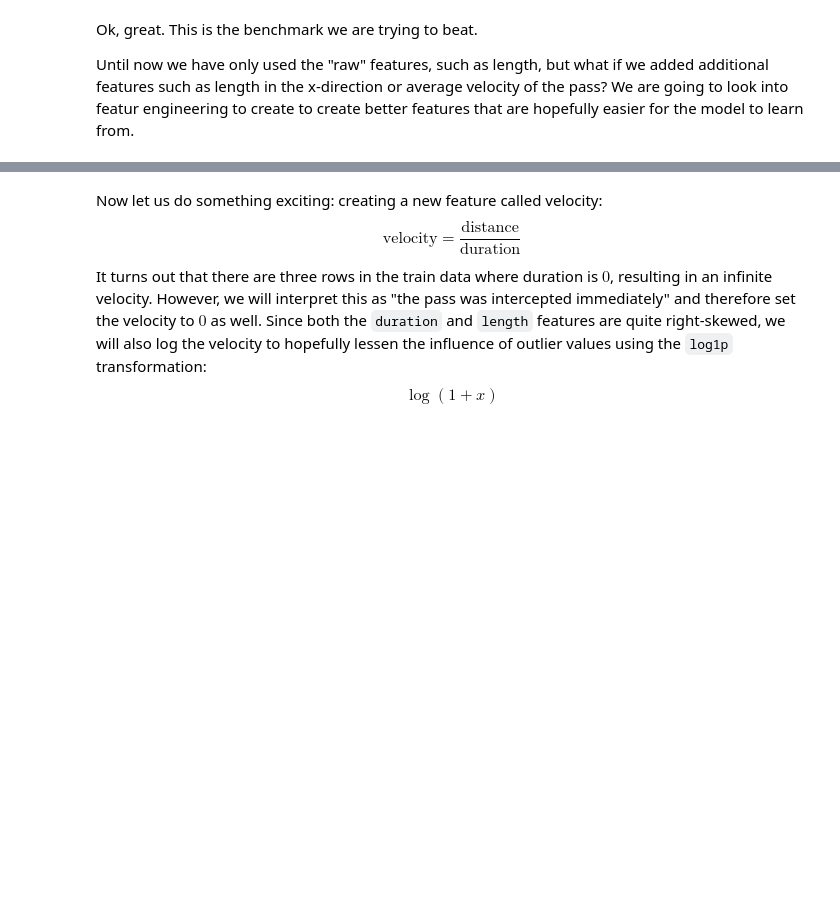
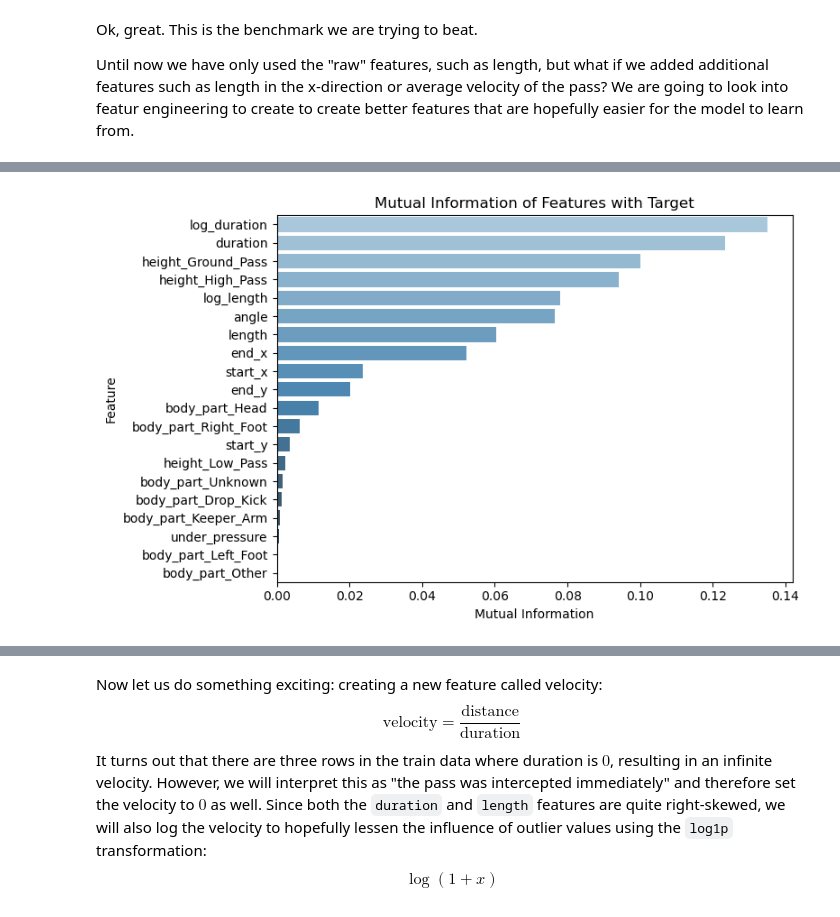
Before and after one commit to yucheng-fu/football_analytics, a Jupyter notebook: 02-analysis/02-analysis.ipynb, the cells around one changed output, grey strips where cells are left out. Saved outputs shown, nothing was run; the diff lists cells and outputs as text; code cells hidden in the pictures; blank space fills up the shorter version.

```diff
--- a/02-analysis/02-analysis.ipynb
+++ b/02-analysis/02-analysis.ipynb
@@ -210,0 +229,5 @@ This transfomration just scales the length, so the distribution of ``length`` fe
+# %%
+discrete_features = [False if col in numerical_columns else True for col in X_train.columns]
+plot_mutual_information(X_train=X_train, y_train=y_train, discrete_features=discrete_features)
+# %% [output]
+[figure, added]
```
Also changed, not shown: parts of 27 cells of this notebook.
